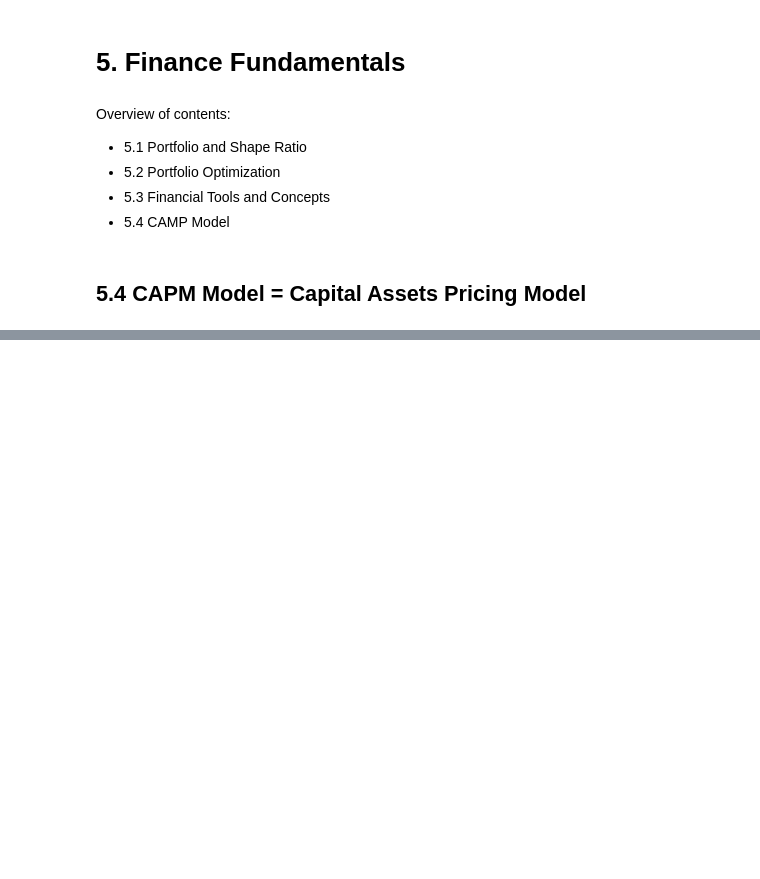
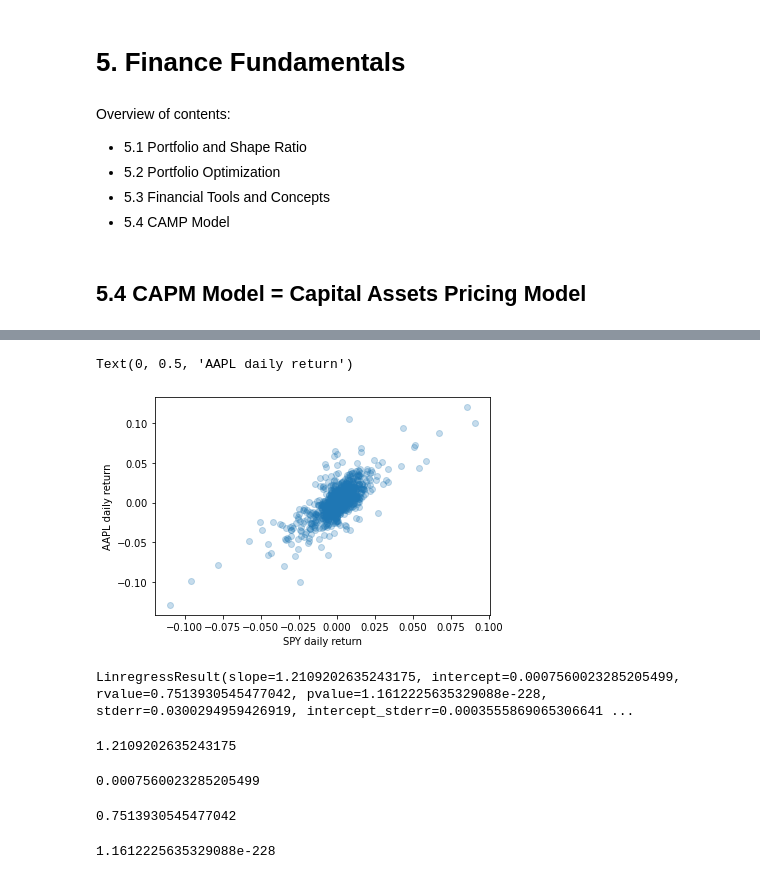
Before and after one commit to mxagar/finance_accounting_courses, a Jupyter notebook: python_finance/05_FinanceFundamentals/05_3_CAPM.ipynb, the cells around one changed output, grey strips where cells are left out. Saved outputs shown, nothing was run; the diff lists cells and outputs as text; code cells hidden in the pictures; blank space fills up the shorter version.

Commit message:
CAPM

```diff
--- a/python_finance/05_FinanceFundamentals/05_3_CAPM.ipynb
+++ b/python_finance/05_FinanceFundamentals/05_3_CAPM.ipynb
@@ -41,0 +102,12 @@ spy_etf = web.DataReader('SPY','yahoo')
+# %%
+# Daily return
+spy_etf['Daily Return'] = spy_etf['Adj Close'].pct_change(1)
+aapl['Daily Return'] = aapl['Adj Close'].pct_change(1)
+# %%
+# Plot daily return: SCATTERPLOT
+plt.scatter(spy_etf['Daily Return'],aapl['Daily Return'],alpha=0.25)
+plt.xlabel('SPY daily return')
+plt.ylabel('AAPL daily return')
+# %% [output]
+Text(0, 0.5, 'AAPL daily return')
+[figure, added]
@@ -41,0 +117,4 @@ spy_etf = web.DataReader('SPY','yahoo')
+# %%
+result
+# %% [output]
+LinregressResult(slope=1.2109202635243175, intercept=0.0007560023285205499, rvalue=0.7513930545477042, pvalue=1.1612225635329088e-228, stderr=0.0300294959426919, intercept_stderr=0.0003555869065306641 ...
@@ -41,0 +126,21 @@ spy_etf = web.DataReader('SPY','yahoo')
+# %%
+# Every market move is scaled with beta to yield our stock moves
+beta
+# %% [output]
+1.2109202635243175
+# %%
+# According to CAPM, alpha -> 0
+# We see it is not really 0, but it has some residual value
+# Even small alpha values can mean a difference:
+# that is the return offset we have wrt market
+alpha
+# %% [output]
+0.0007560023285205499
+# %%
+r_value
+# %% [output]
+0.7513930545477042
+# %%
+p_value
+# %% [output]
+1.1612225635329088e-228
```
Also changed, not shown: parts of 17 cells of this notebook, 2 other files.
